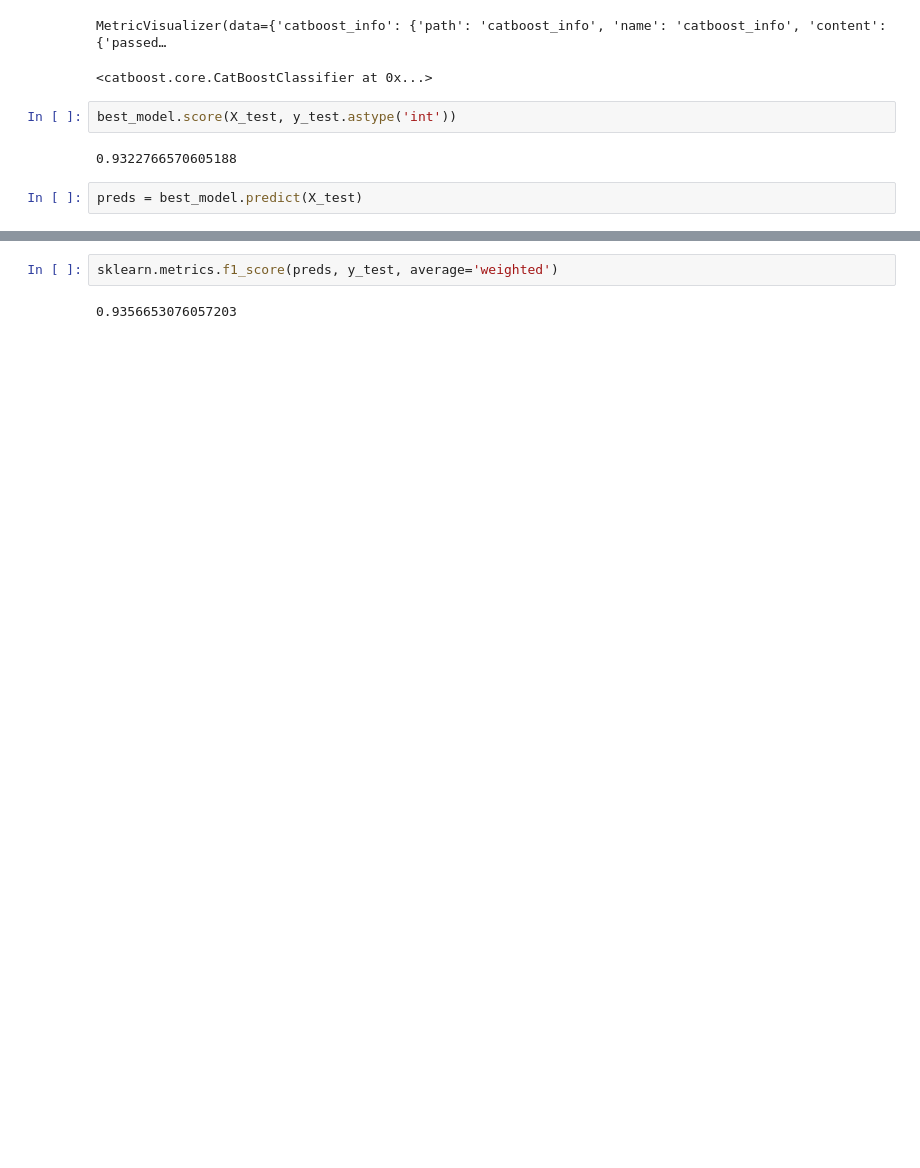
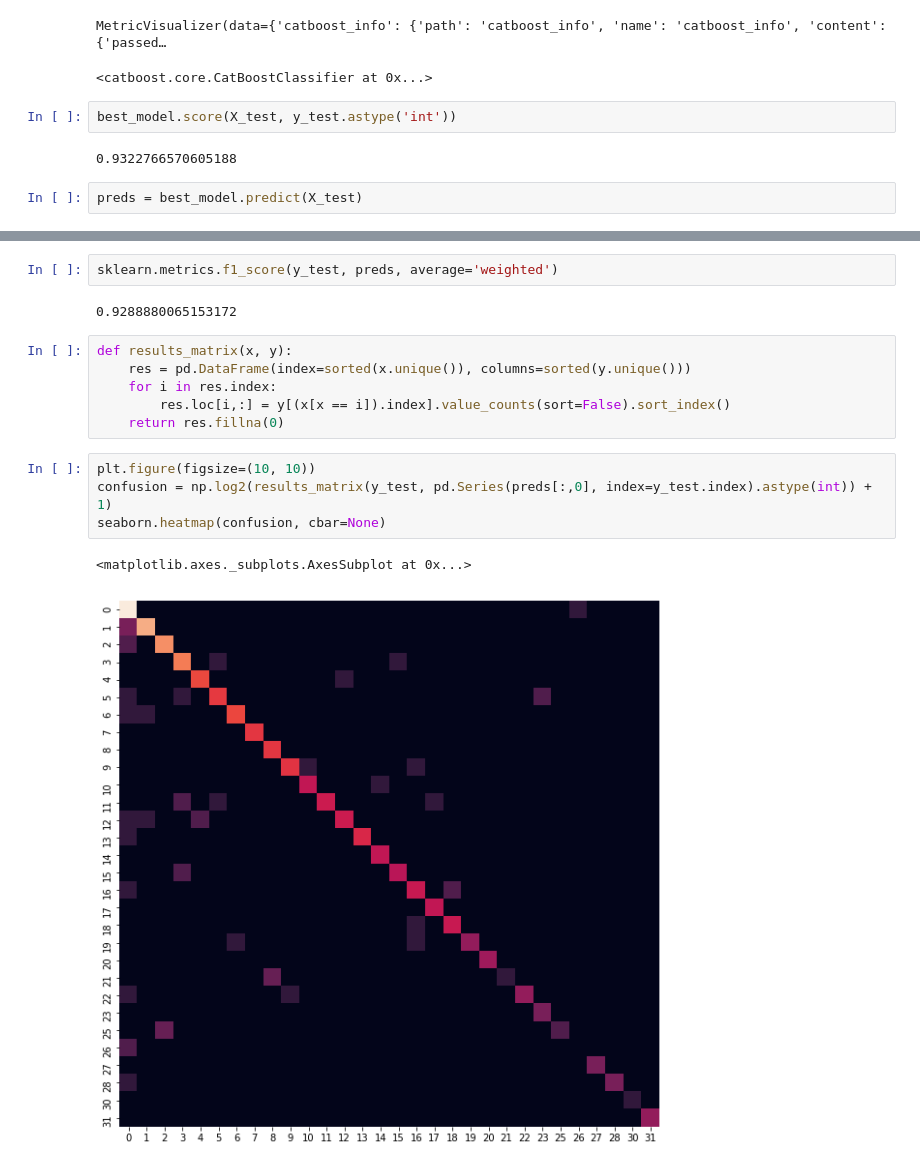
Before and after one commit to mxposed/sickle, a Jupyter notebook: 05-catboost-mca/find_best_params.ipynb, the cells around one changed output, grey strips where cells are left out. Saved outputs shown, nothing was run; the diff lists cells and outputs as text; blank space fills up the shorter version.

Commit message:
Plot confusion matrices for best models

```diff
--- a/05-catboost-mca/find_best_params.ipynb
+++ b/05-catboost-mca/find_best_params.ipynb
@@ -187,6 +189,19 @@ sklearn.metrics.accuracy_score(preds, y_test)
 # %% [output]
 0.9322766570605188
 # %%
-sklearn.metrics.f1_score(preds, y_test, average='weighted')
+sklearn.metrics.f1_score(y_test, preds, average='weighted')
 # %% [output]
-0.9356653076057203
+0.9288880065153172
+# %%
+def results_matrix(x, y):
+    res = pd.DataFrame(index=sorted(x.unique()), columns=sorted(y.unique()))
+    for i in res.index:
+        res.loc[i,:] = y[(x[x == i]).index].value_counts(sort=False).sort_index()
+    return res.fillna(0)
+# %%
+plt.figure(figsize=(10, 10))
+confusion = np.log2(results_matrix(y_test, pd.Series(preds[:,0], index=y_test.index).astype(int)) + 1)
+seaborn.heatmap(confusion, cbar=None)
+# %% [output]
+<matplotlib.axes._subplots.AxesSubplot at 0x...>
+[figure, added]
```
Also changed, not shown: parts of 8 cells of this notebook.
